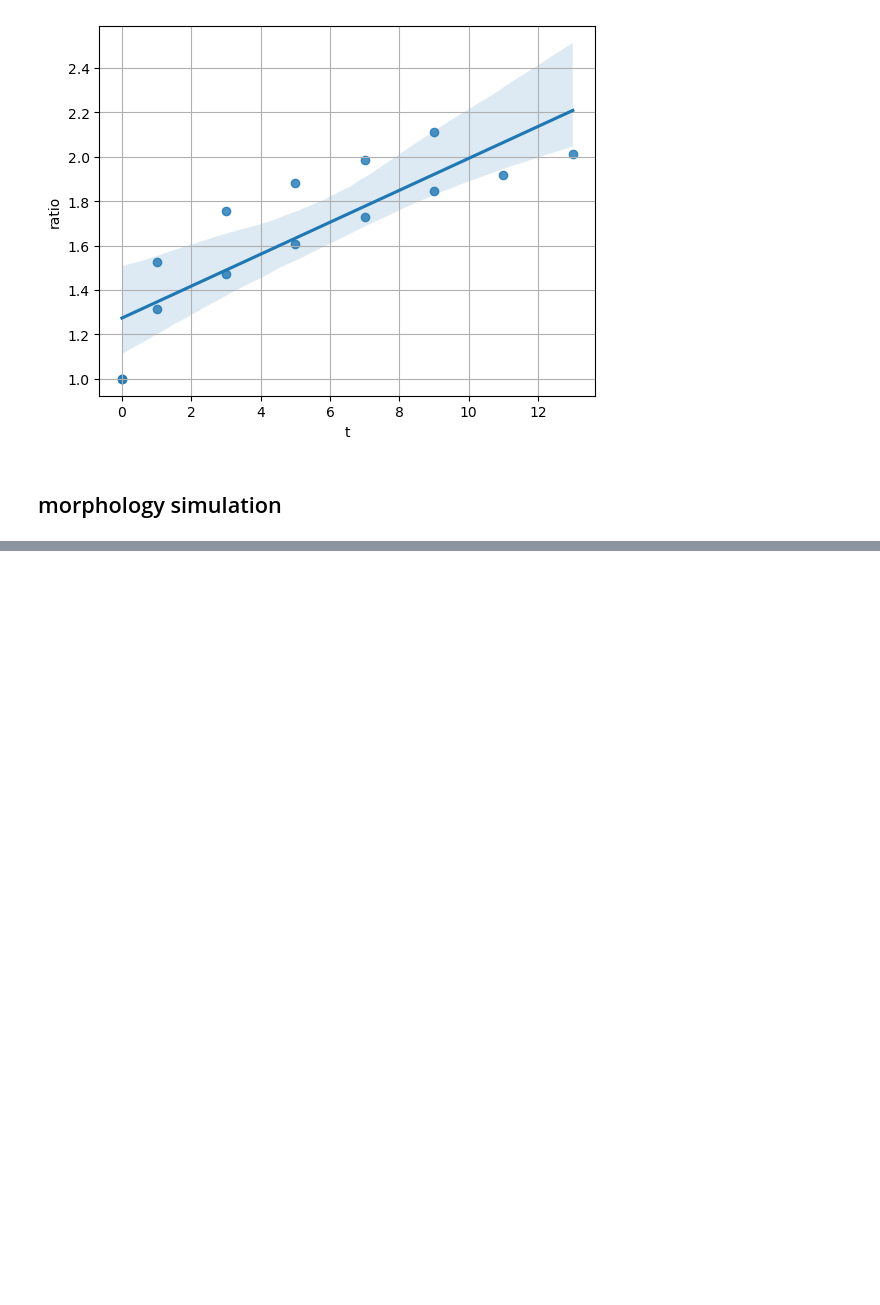
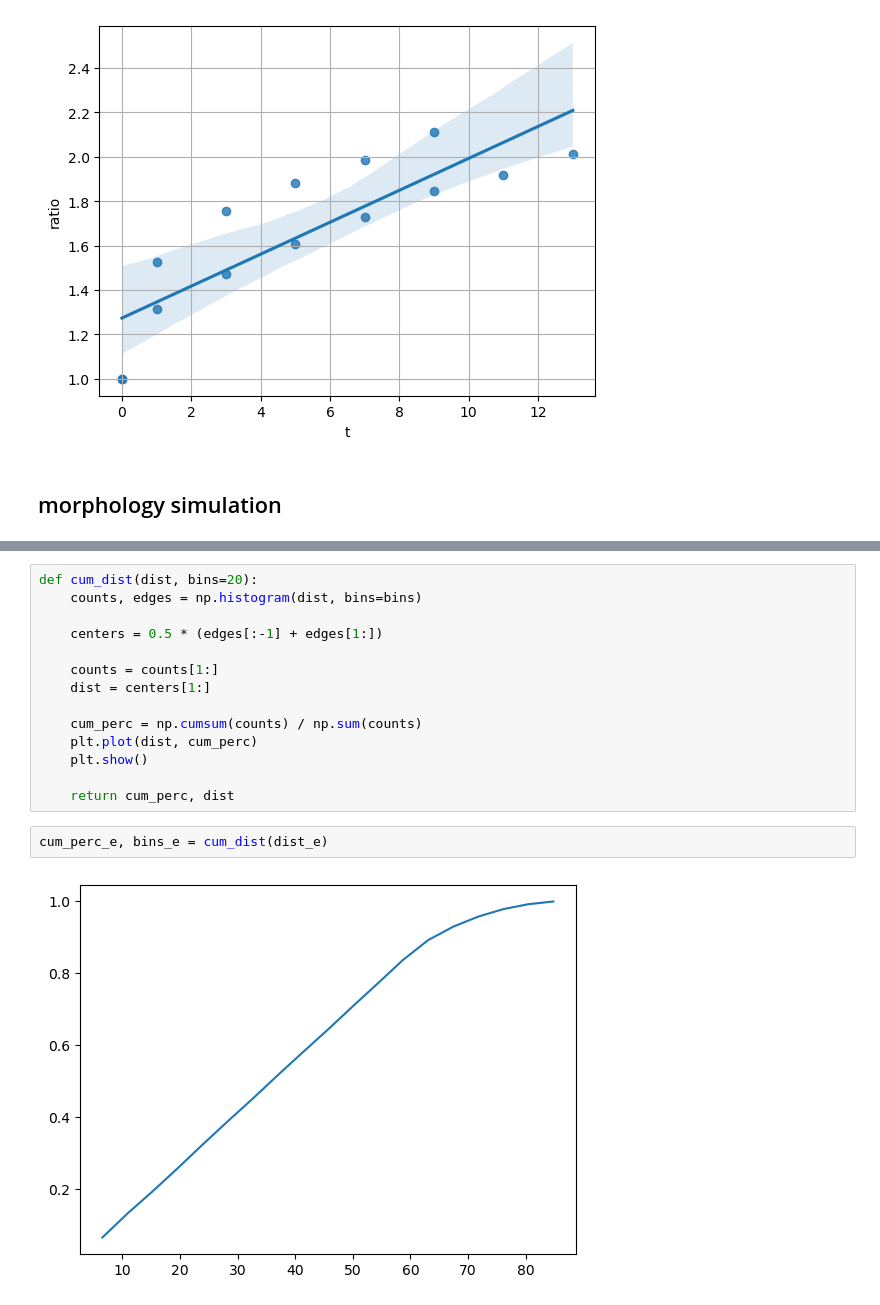
Before and after one commit to enricoenne/pasta, a Jupyter notebook: pasta.ipynb, the cells around one changed output, grey strips where cells are left out. Cells and saved outputs as stored; diff of their text form; blank space fills up the shorter version.

```diff
--- a/pasta.ipynb
+++ b/pasta.ipynb
@@ -212,0 +230,18 @@ plt.grid(zorder=1)
+# %%
+def cum_dist(dist, bins=20):
+    counts, edges = np.histogram(dist, bins=bins)
+
+    centers = 0.5 * (edges[:-1] + edges[1:])
+
+    counts = counts[1:]
+    dist = centers[1:]
+
+    cum_perc = np.cumsum(counts) / np.sum(counts)
+    plt.plot(dist, cum_perc)
+    plt.show()
+
+    return cum_perc, dist
+# %%
+cum_perc_e, bins_e = cum_dist(dist_e)
+# %% [output]
+[figure, added]
```
Also changed, not shown: parts of 5 cells of this notebook, 3 other files.
